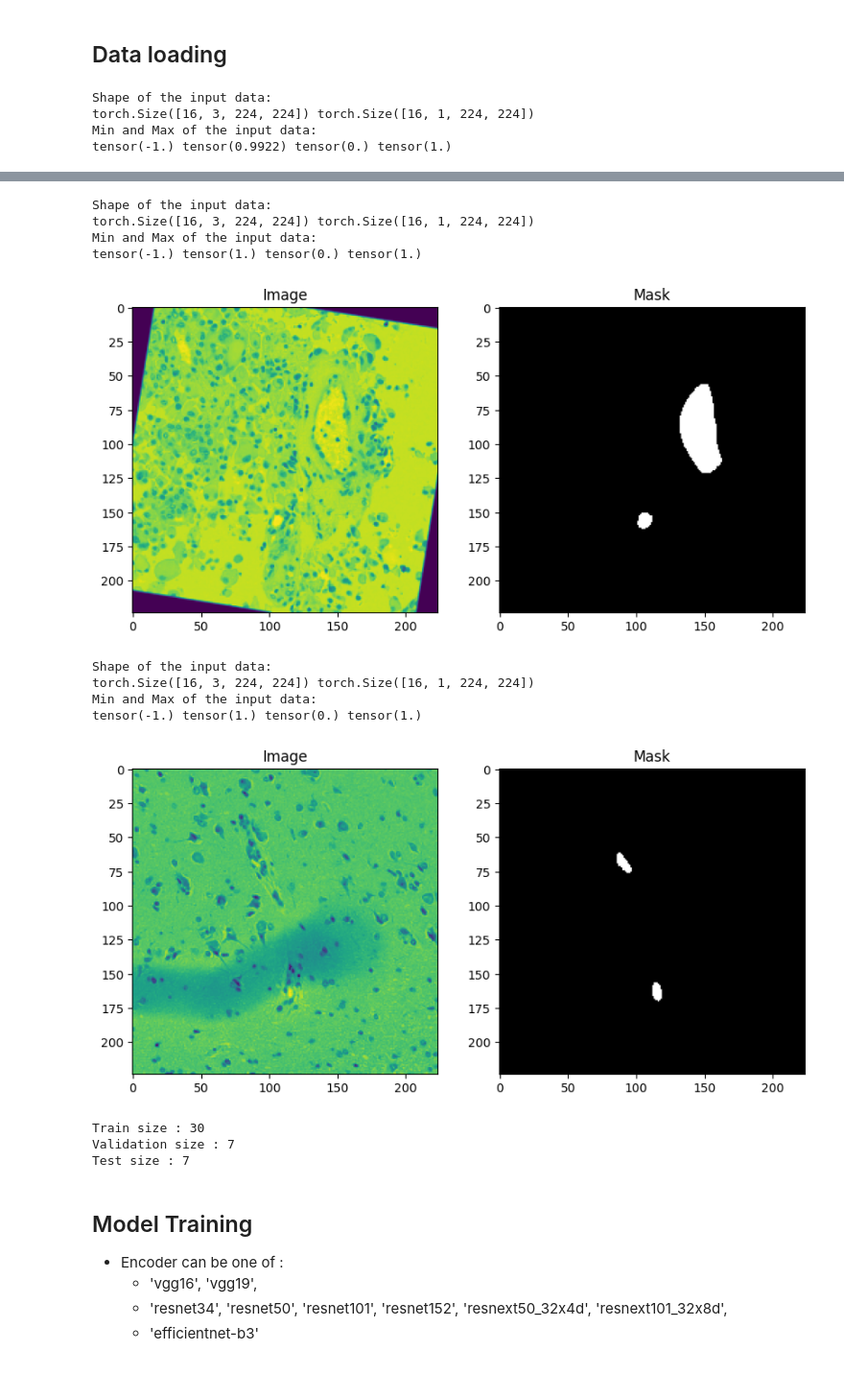
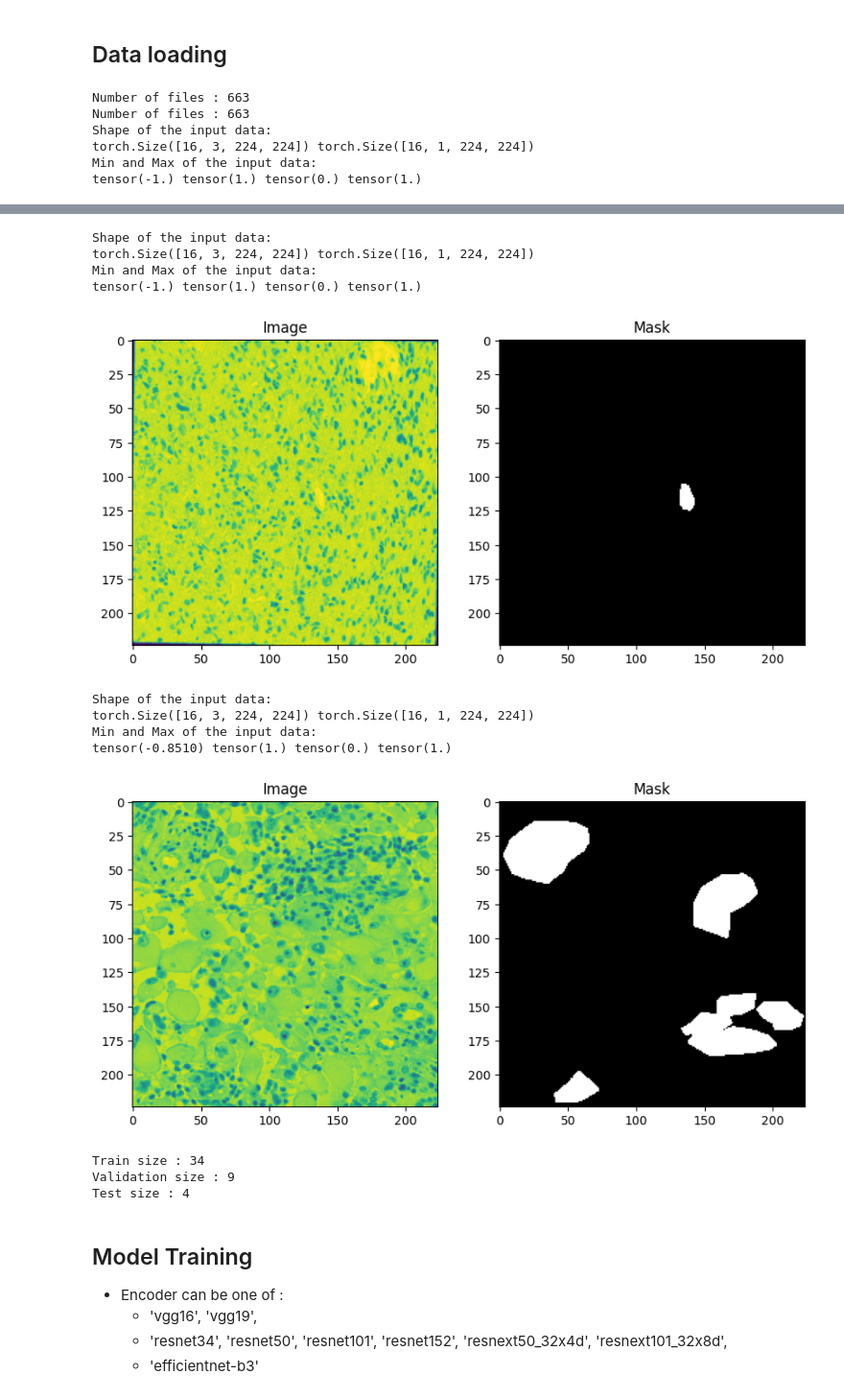
Before and after one commit to Tikai7/Blood-Vessel-Detection, a Jupyter notebook: src/Experiment.ipynb, the cells around one changed output, grey strips where cells are left out. Shown at 96% size. Saved outputs shown, nothing was run; the diff lists cells and outputs as text; code cells hidden in the pictures.

Commit message:
added data annoted by neurologist, very good precision, but bad recall

```diff
--- a/src/Experiment.ipynb
+++ b/src/Experiment.ipynb
@@ -16,23 +22,29 @@ epochs = 100
 image_size = 224
 num_classes = 1
 learning_rate = 1e-4
-train_size = 0.7
-test_size = 0.15
+train_size = 0.8
 batch_size = 16
 device = torch.device('cuda' if torch.cuda.is_available() else 'cpu')
 # %% [markdown]
 ## Data loading
 # %%
-dataset = DataLoaderManager(root_dir="../patches",kidney_dir=False, data_augmentation=True, shape=(image_size,image_size))
+dataset = DataLoaderManager(
+    root_dir="../patches", kidney_dir=None, data_augmentation=True, shape=(image_size,image_size),
+    test_dir="../patches/patches_test/patches_anno_medecin_bvd_mask"
+)
+
+test_set = DataLoaderManager(
+    root_dir="../patches/patches_test", test_set=True,
+    shape=(image_size,image_size), test_dir="../patches/patches_test/patches_anno_medecin_bvd_mask"
+)
 
 train_size = int(train_size * len(dataset))
-test_size =  int(test_size * len(dataset))
-val_size = len(dataset) - train_size - test_size
+val_size = len(dataset) - train_size
 
-train_set, val_set, test_set = random_split(dataset, [train_size, val_size, test_size])
+train_set, val_set = random_split(dataset, [train_size, val_size])
 
 train_loader = DataLoader(train_set, batch_size=batch_size, shuffle=True)
-val_loader = DataLoader(val_set, batch_size=batch_size, shuffle=True)
+val_loader = DataLoader(val_set, batch_size=batch_size, shuffle=False)
 test_loader = DataLoader(test_set, batch_size=batch_size, shuffle=True)
 
 dataset.show_data(train_loader)
@@ -43,7 +55,9 @@ print(f"Train size : {len(train_loader)}")
 print(f"Validation size : {len(val_loader)}")
 print(f"Test size : {len(test_loader)}")
 # %% [output]
+Number of files : 663
+Number of files : 663
 Shape of the input data:
 torch.Size([16, 3, 224, 224]) torch.Size([16, 1, 224, 224])
 Min and Max of the input data:
-tensor(-1.) tensor(0.9922) tensor(0.) tensor(1.)
+tensor(-1.) tensor(1.) tensor(0.) tensor(1.)
@@ -51,16 +65,16 @@ tensor(-1.) tensor(0.9922) tensor(0.) tensor(1.)
 Shape of the input data:
 torch.Size([16, 3, 224, 224]) torch.Size([16, 1, 224, 224])
 Min and Max of the input data:
 tensor(-1.) tensor(1.) tensor(0.) tensor(1.)
-[figure, old version]
+[figure, new version]
 Shape of the input data:
 torch.Size([16, 3, 224, 224]) torch.Size([16, 1, 224, 224])
 Min and Max of the input data:
-tensor(-1.) tensor(1.) tensor(0.) tensor(1.)
+tensor(-0.8510) tensor(1.) tensor(0.) tensor(1.)
-[figure, old version]
+[figure, new version]
-Train size : 30
-Validation size : 7
-Test size : 7
+Train size : 34
+Validation size : 9
+Test size : 4
 # %% [markdown]
 ## Model Training
 - Encoder can be one of :
```
Also changed, not shown: parts of 6 cells of this notebook, 9 other files.
